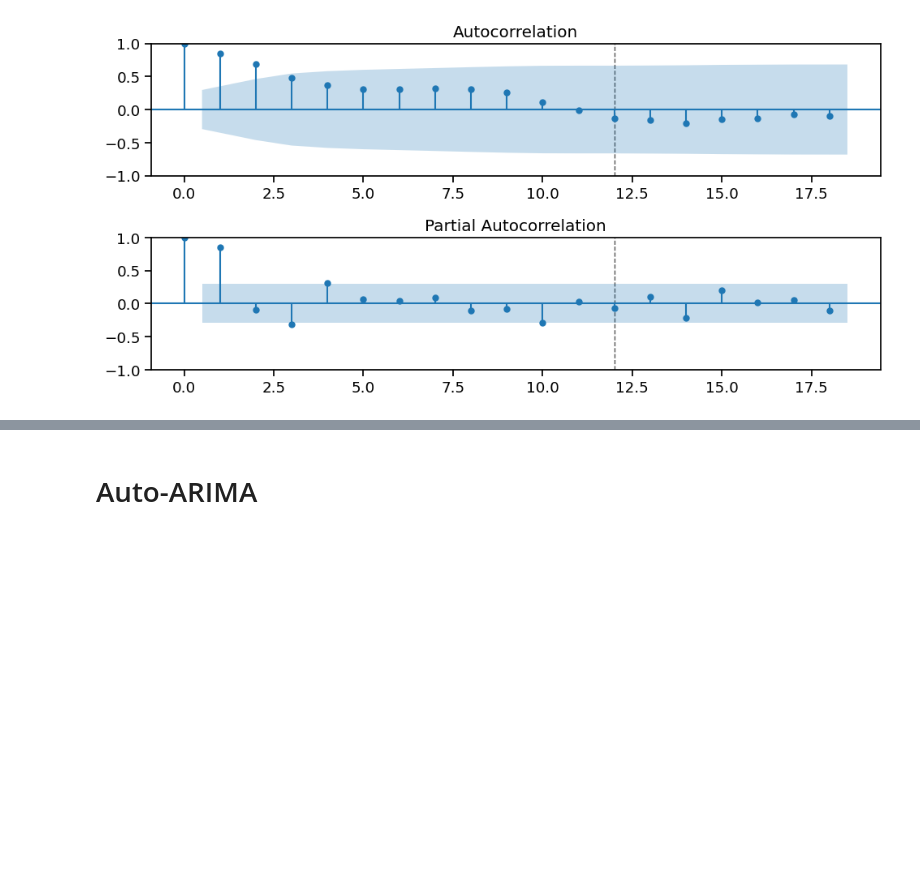
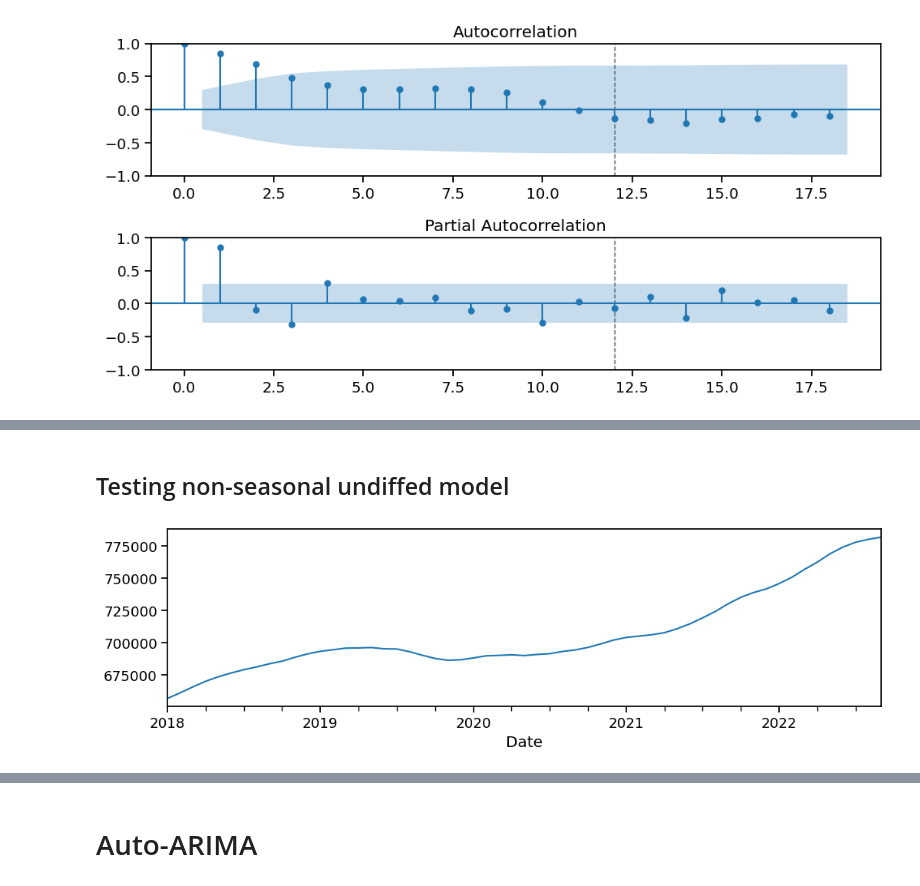
Before and after one commit to IndiaTJohnson/Resampling-Datetime-Data-Core, a Jupyter notebook: Preparing Time Series from Wide-Form Data-Core.ipynb, the cells around one changed output, grey strips where cells are left out. Saved outputs shown, nothing was run; the diff lists cells and outputs as text; code cells hidden in the pictures; blank space fills up the shorter version.

```diff
--- a/Preparing Time Series from Wide-Form Data-Core.ipynb
+++ b/Preparing Time Series from Wide-Form Data-Core.ipynb
@@ -963,0 +578,8 @@ Regression Metrics:
+# %% [markdown]
+## Testing non-seasonal undiffed model
+# %%
+# apply both differencings
+ts_undiff = unstacked_value_ts.dropna()
+ts_undiff.plot();
+# %% [output]
+[figure, added]
```
Also changed, not shown: parts of 60 cells of this notebook.
